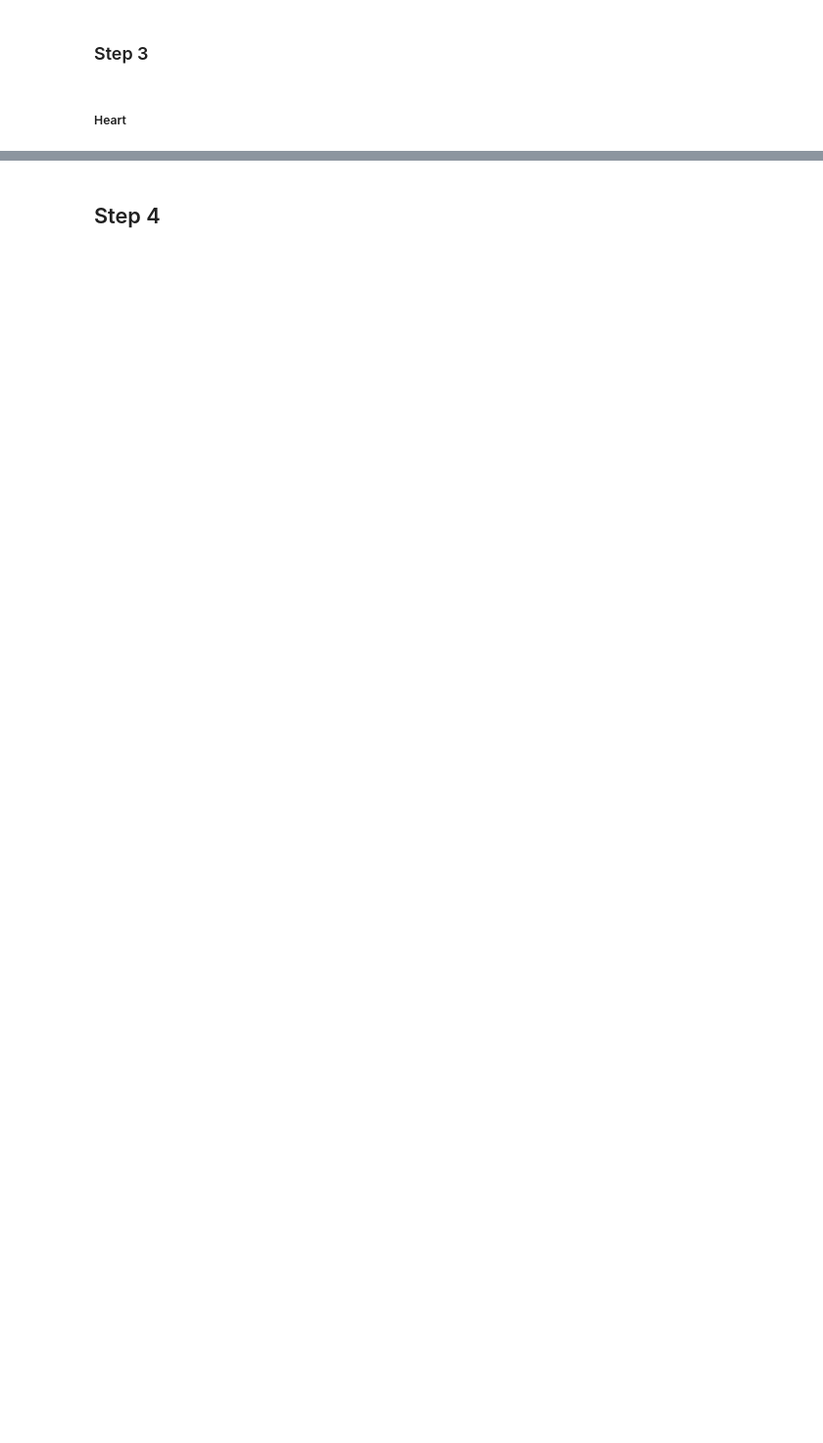
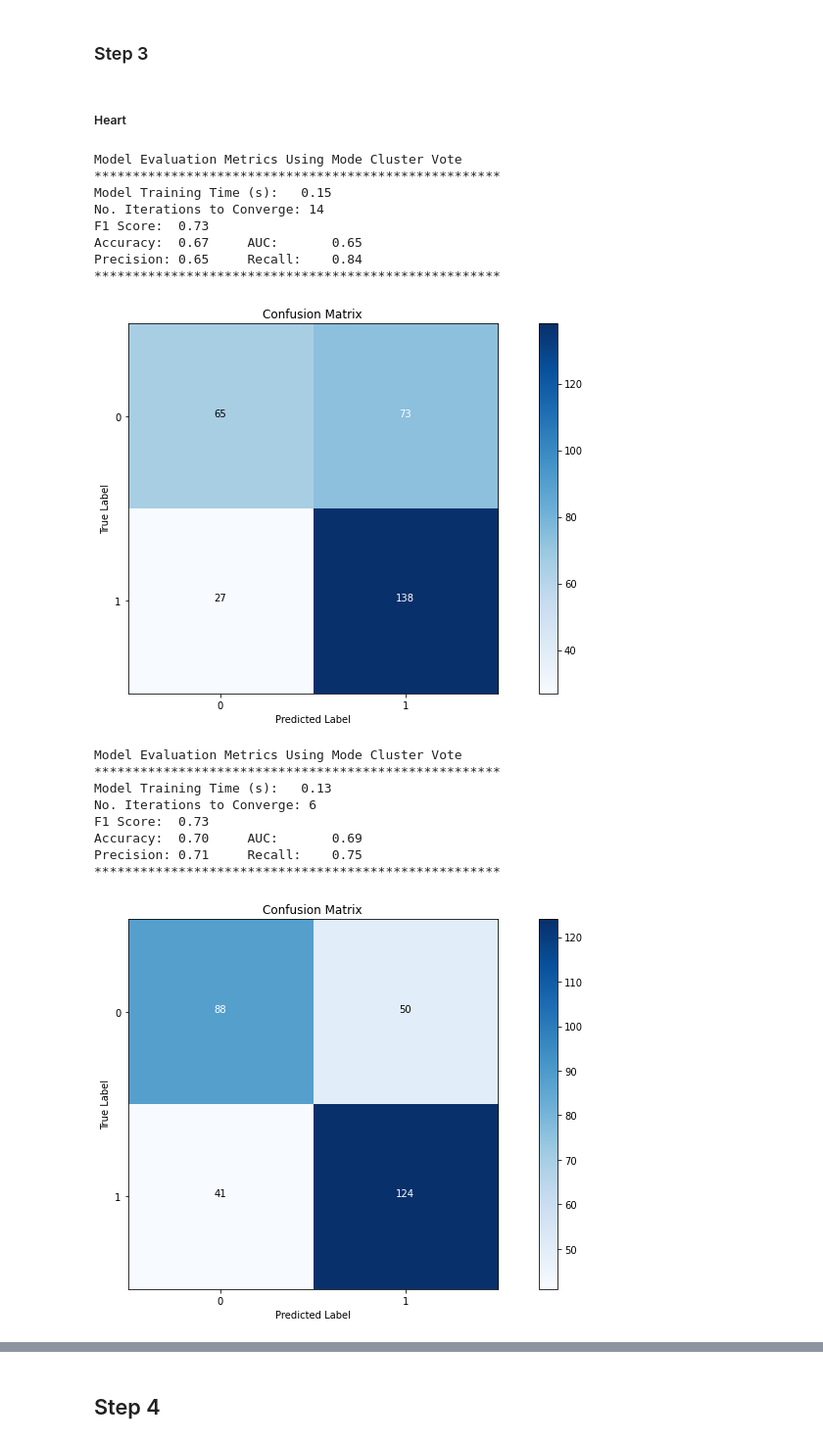
Before and after one commit to adithyav09/gt-ml-assignment-3, a Jupyter notebook: unsupervised_learning_assignment/unsupervised_learning.ipynb, the cells around one changed output, grey strips where cells are left out. Shown at 98% size. Drawn from its saved outputs; the diff is of its cells as text; code cells hidden in the pictures; blank space fills up the shorter version.

```diff
--- a/unsupervised_learning_assignment/unsupervised_learning.ipynb
+++ b/unsupervised_learning_assignment/unsupervised_learning.ipynb
@@ -571,13 +636,31 @@ def plot_confusion_matrix(cm, classes, normalize=False, title='Confusion Matrix'
     plt.xlabel('Predicted Label')
 # %%
 # imp_phish, topcols_phish = run_RFC(phishX,phishY,df_phish)
-pca_phish = PCA(n_components=11,random_state=5).fit_transform(X_heart)
-ica_phish = ICA(n_components=38,random_state=5).fit_transform(X_heart)
-rca_phish = ICA(n_components=29,random_state=5).fit_transform(X_heart)
-rfc_phish = heart_df[topcols_heart]
-rfc_phish = np.array(rfc_phish.values,dtype='int64')
+pca = PCA(n_components=1,random_state=5).fit_transform(X_heart)
+ica = ICA(n_components=2,random_state=5).fit_transform(X_heart)
+rpa = GaussianRandomProjection(random_state=5, n_components=5).fit_transform(X_heart)
+svd = TruncatedSVD(n_components=9, n_iter=7, random_state=42).fit_transform(X_heart)
 # %%
-evaluate_kmeans(KMeans(n_clusters=14,n_init=10,random_state=100,n_jobs=-1),pca_phish,y_heart)
-evaluate_kmeans(KMeans(n_clusters=12,n_init=10,random_state=100,n_jobs=-1),ica_phish,y_heart)
-evaluate_kmeans(KMeans(n_clusters=10,n_init=10,random_state=100,n_jobs=-1),rca_phish,y_heart)
-evaluate_kmeans(KMeans(n_clusters=14,n_init=10,random_state=100,n_jobs=-1),rfc_phish,y_heart)
+evaluate_kmeans(KMeans(n_clusters=14,n_init=10,random_state=100,n_jobs=-1),pca,y_heart)
+evaluate_kmeans(KMeans(n_clusters=12,n_init=10,random_state=100,n_jobs=-1),ica,y_heart)
+evaluate_kmeans(KMeans(n_clusters=10,n_init=10,random_state=100,n_jobs=-1),rpa,y_heart)
+evaluate_kmeans(KMeans(n_clusters=14,n_init=10,random_state=100,n_jobs=-1),svd,y_heart)
+# %% [output]
+Model Evaluation Metrics Using Mode Cluster Vote
+*****************************************************
+Model Training Time (s):   0.15
+No. Iterations to Converge: 14
+F1 Score:  0.73
+Accuracy:  0.67     AUC:       0.65
+Precision: 0.65     Recall:    0.84
+*****************************************************
+[figure, added]
+Model Evaluation Metrics Using Mode Cluster Vote
+*****************************************************
+Model Training Time (s):   0.13
+No. Iterations to Converge: 6
+F1 Score:  0.73
+Accuracy:  0.70     AUC:       0.69
+Precision: 0.71     Recall:    0.75
+*****************************************************
+[figure, added]
```
Also changed, not shown: parts of 26 cells of this notebook.
